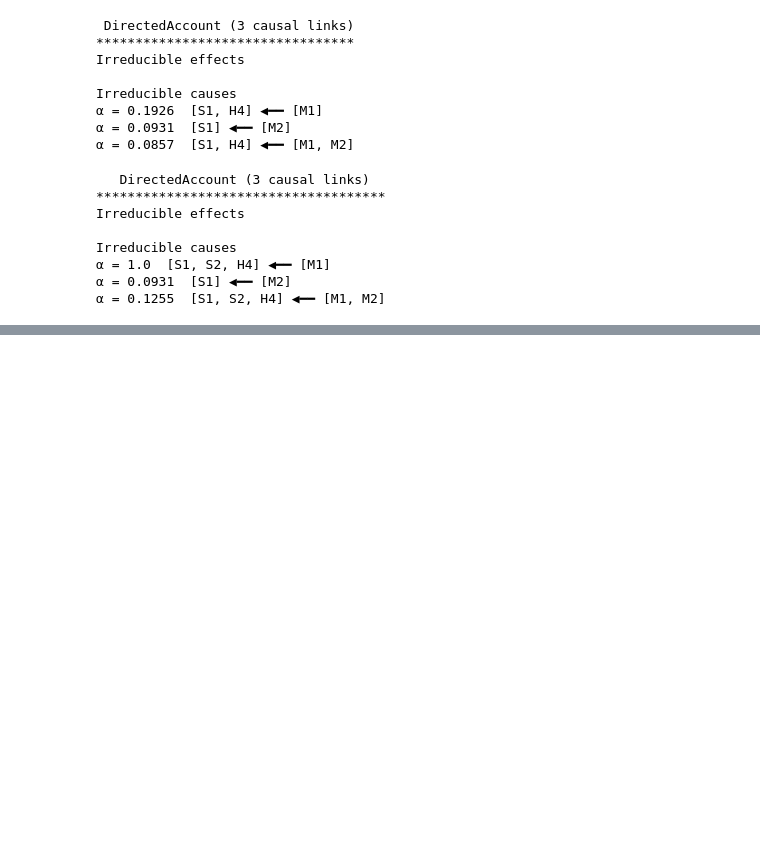
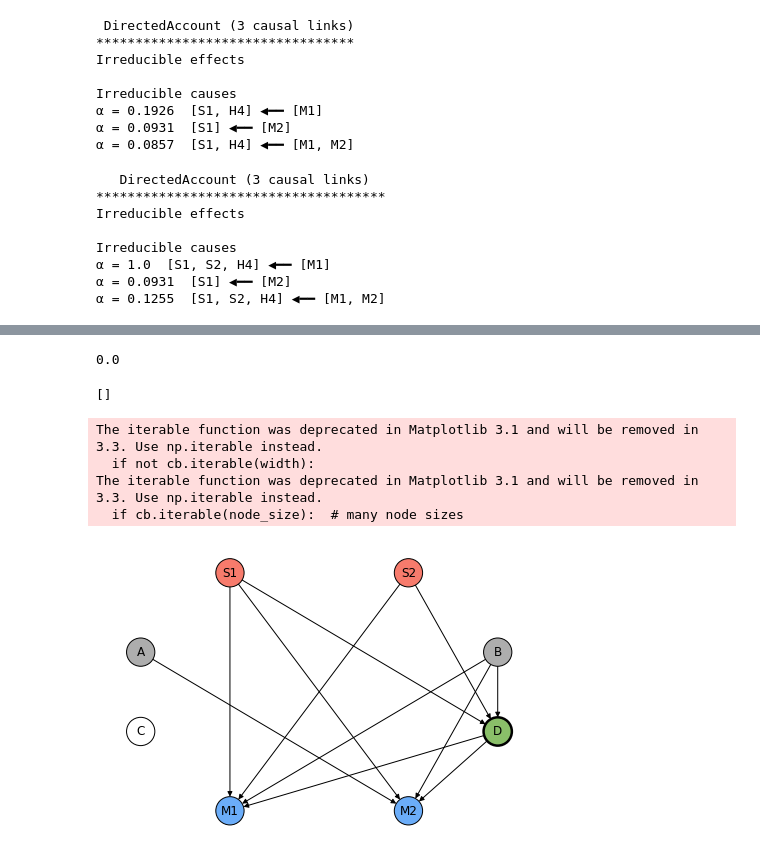
Before and after one commit to k-kyoko/actual_agency, a Jupyter notebook: Example/ExampleAnalysis.ipynb, the cells around one changed output, grey strips where cells are left out. Cells and saved outputs as stored; diff of their text form; code cells hidden in the pictures; blank space fills up the shorter version.

Commit message:
Updated example script, and a small error in the actual agency code

```diff
--- a/Example/ExampleAnalysis.ipynb
+++ b/Example/ExampleAnalysis.ipynb
@@ -326,11 +333,0 @@ def checkTPM(tpm,activity):
-# %%
-d = []
-for run in range(n_runs):
-    for agent in range(n_agents):
-        for trial in range(n_trials):
-            genome = agency.get_genome(all_genomes, run, agent)
-            TPM, TPM_gates, cm = genome2TPM(genome, n_nodes=8, n_sensors=2, n_motors=2, gate_type='deterministic',states_convention='loli',remove_sensor_motor_effects=True)
-
-            act = brain_activity[run][agent][trial]
-            d.append(checkTPM(TPM,act))
-print(np.sum(d))
@@ -339,6 +333,0 @@ print(d)
-# %%
-# we can pick the genome of one agent and parse it (make it readable for our scripts)
-genome = agency.get_genome(all_genomes, run, agent)
-
-# from the genome we can reconstruct the TPM (transition probability matrix) and CM (connectivity matrix)
-TPM, TPM_gates, cm = genome2TPM(genome, n_nodes=8, n_sensors=2, n_motors=2, gate_type='deterministic',states_convention='loli',remove_sensor_motor_effects=True)
@@ -344,0 +364,22 @@ TPM, TPM_gates, cm = genome2TPM(genome, n_nodes=8, n_sensors=2, n_motors=2, gate
+# %%
+# Since sensors have no inputs (from the animat) and motors have no outputs, Phi of the whole animat should be zero
+print(Phi)
+# %% [output]
+0.0
+# %%
+# perhaps there are irreducible substructures within the animat?
+complexes = pyphi.compute.network.complexes(network,state)
+print(complexes)
+# %% [output]
+[]
+# %%
+# for our example system in a state, there were no irreducible subsystems that would exist intrinsically if physically instantiated.
+# Let's inspect the animat. Do you think it makes sense that it is reducible?
+
+agency.plot_brain(cm)
+# %% [output]
+The iterable function was deprecated in Matplotlib 3.1 and will be removed in 3.3. Use np.iterable instead.
+  if not cb.iterable(width):
+The iterable function was deprecated in Matplotlib 3.1 and will be removed in 3.3. Use np.iterable instead.
+  if cb.iterable(node_size):  # many node sizes
+[figure, added]
```
Also changed, not shown: parts of 9 cells of this notebook, 2 other files.
